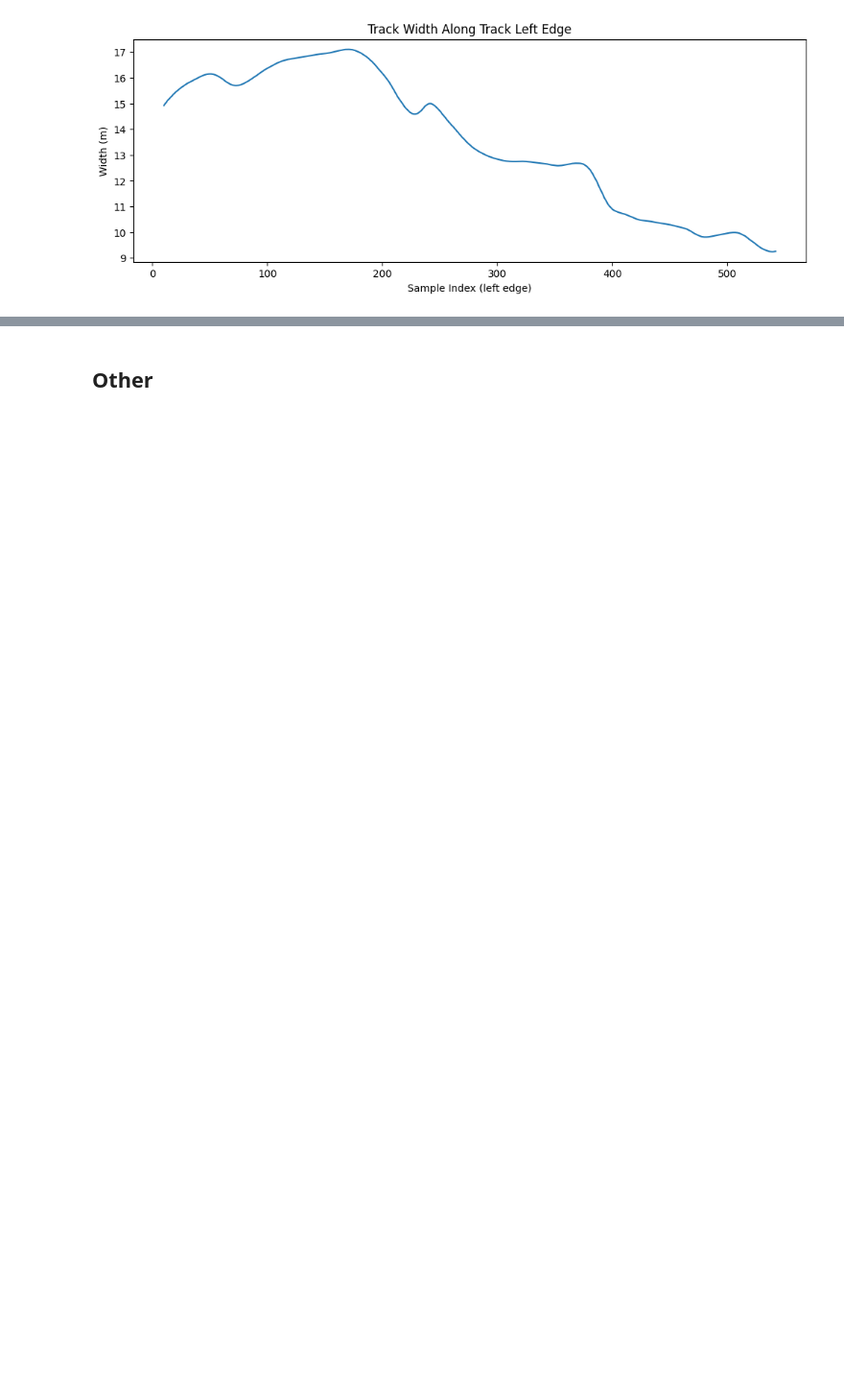
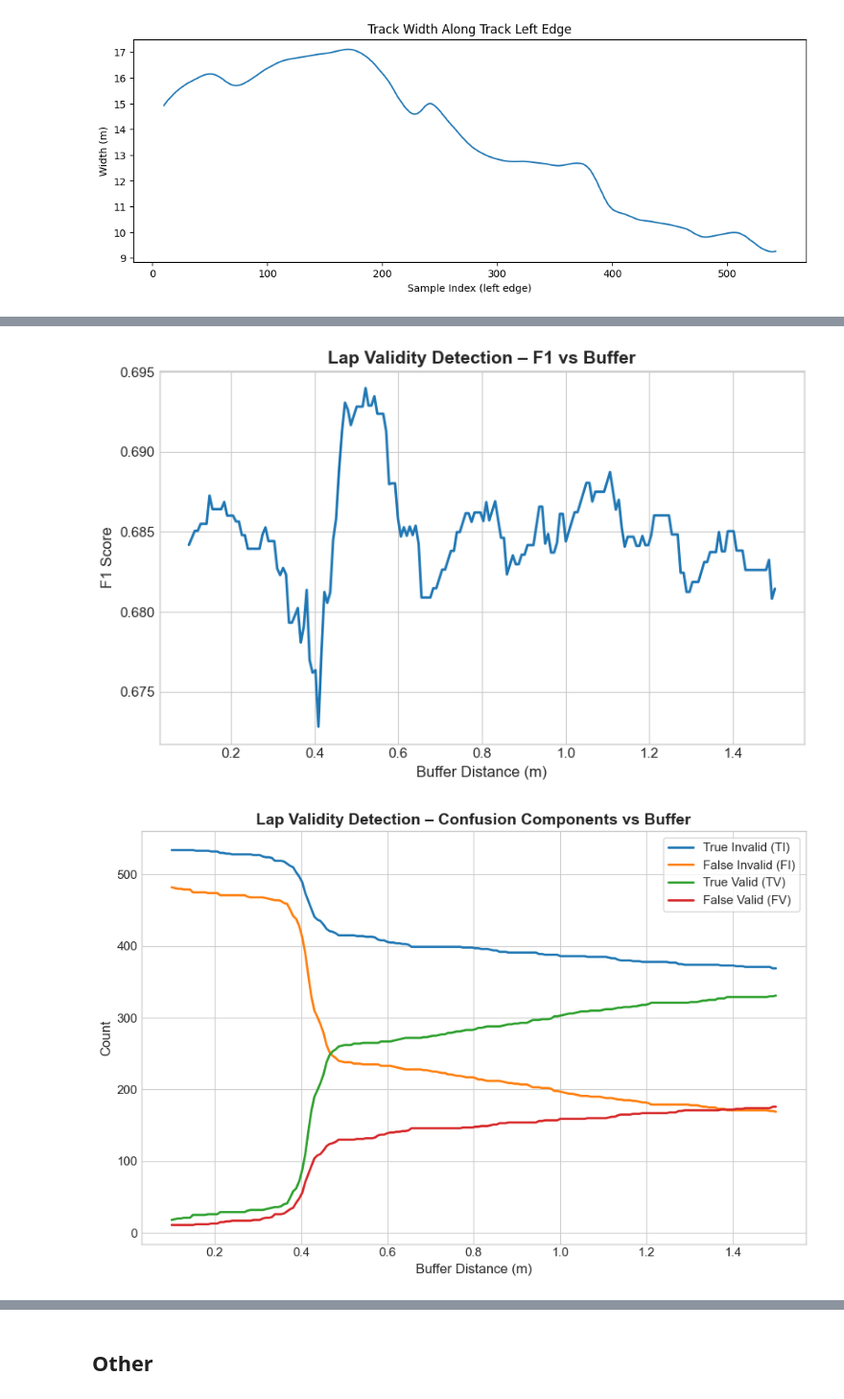
Before and after one commit to Samukat/Data3001G2, a Jupyter notebook: Track_2.ipynb, the cells around one changed output, grey strips where cells are left out. Shown at 96% size. Cells and saved outputs as stored; diff of their text form; code cells hidden in the pictures; blank space fills up the shorter version.

```diff
--- a/Track_2.ipynb
+++ b/Track_2.ipynb
@@ -711,0 +754,30 @@ plt.scatter(lap_cut_edges[(lap_cut_edges["M_LAPDISTANCE_1"] < 422) & (lap_cut_ed
+# %%
+metrics = np.array(metrics, dtype=float)
+
+# --- Plot F1 Score ---
+fig, ax = plt.subplots(figsize=(8,5))
+ax.plot(metrics[:,0], metrics[:,1], color="C0", linewidth=2)
+ax.set_xlabel("Buffer Distance (m)", fontsize=12)
+ax.set_ylabel("F1 Score", fontsize=12)
+ax.set_title("Lap Validity Detection – F1 vs Buffer", fontsize=14, weight="bold")
+ax.tick_params(axis="both", labelsize=11)
+plt.tight_layout()
+plt.show()
+
+# --- Plot Confusion Components ---
+fig, ax = plt.subplots(figsize=(9,6))
+ax.plot(metrics[:,0], metrics[:,2], label="True Invalid (TI)", linewidth=2)   # TP
+ax.plot(metrics[:,0], metrics[:,3], label="False Invalid (FI)", linewidth=2)  # FP
+ax.plot(metrics[:,0], metrics[:,4], label="True Valid (TV)", linewidth=2)     # TN
+ax.plot(metrics[:,0], metrics[:,5], label="False Valid (FV)", linewidth=2)    # FN
+
+ax.set_xlabel("Buffer Distance (m)", fontsize=12)
+ax.set_ylabel("Count", fontsize=12)
+ax.set_title("Lap Validity Detection – Confusion Components vs Buffer", fontsize=14, weight="bold")
+ax.legend(fontsize=11, frameon=True)
+ax.tick_params(axis="both", labelsize=11)
+plt.tight_layout()
+plt.show()
+# %% [output]
+[figure, added]
+[figure, added]
```
Also changed, not shown: parts of 13 cells of this notebook, 4 other files.
